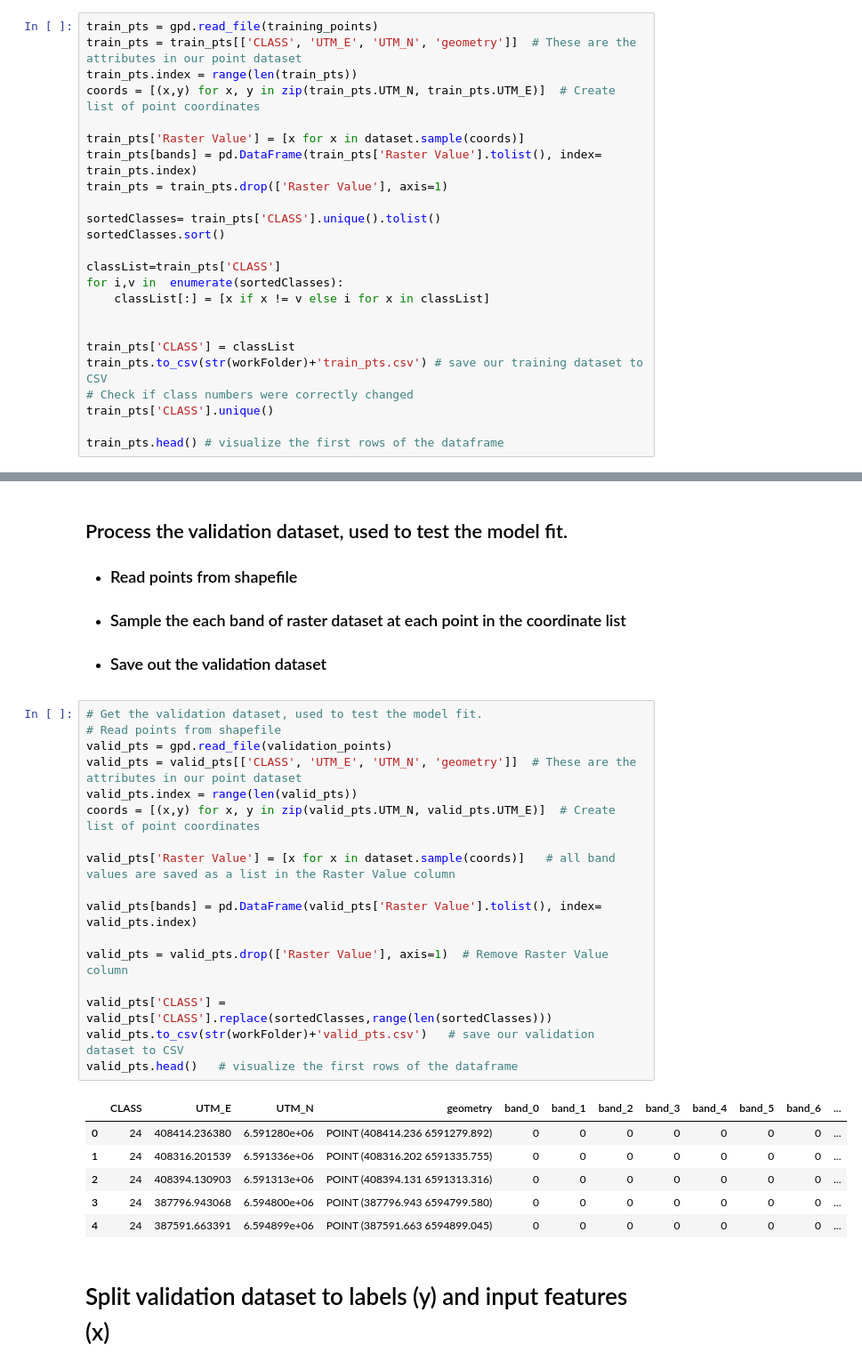
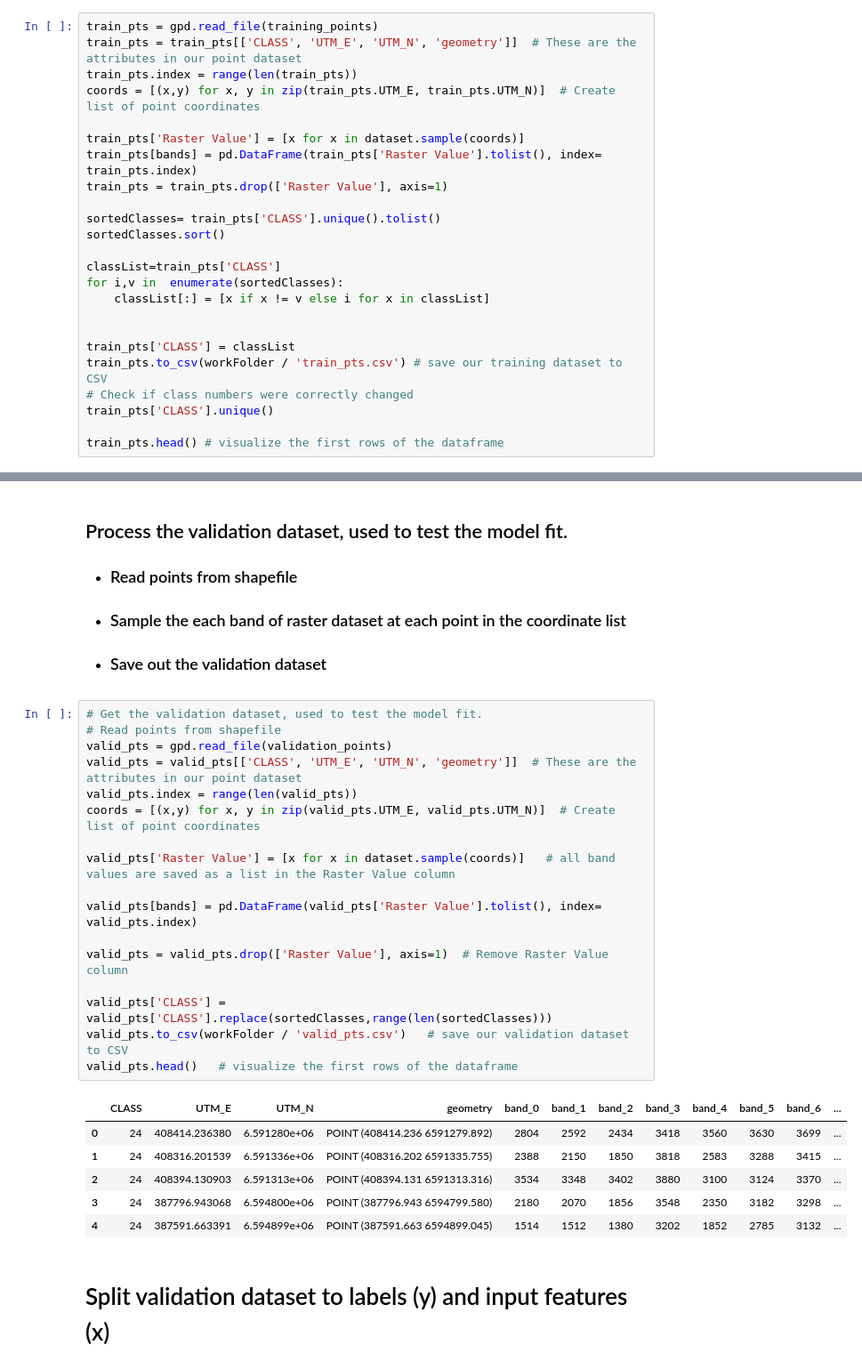
Before and after one commit to Gratheon/satellite-pollination-map, a Jupyter notebook: vegetation_classificator.ipynb, the cells around one changed output, grey strips where cells are left out. Shown at 89% size. Cells and saved outputs as stored; diff of their text form.

```diff
--- a/Gratheon.ipynb
+++ b/vegetation_classificator.ipynb
@@ -72,7 +72,7 @@ bands=getBands(dataset.read().shape[0])
 train_pts = gpd.read_file(training_points)
 train_pts = train_pts[['CLASS', 'UTM_E', 'UTM_N', 'geometry']]  # These are the attributes in our point dataset
 train_pts.index = range(len(train_pts))
-coords = [(x,y) for x, y in zip(train_pts.UTM_N, train_pts.UTM_E)]  # Create list of point coordinates
+coords = [(x,y) for x, y in zip(train_pts.UTM_E, train_pts.UTM_N)]  # Create list of point coordinates
 
 train_pts['Raster Value'] = [x for x in dataset.sample(coords)]
 train_pts[bands] = pd.DataFrame(train_pts['Raster Value'].tolist(), index= train_pts.index)
@@ -87,7 +87,7 @@ for i,v in  enumerate(sortedClasses):
 
 
 train_pts['CLASS'] = classList
-train_pts.to_csv(str(workFolder)+'train_pts.csv') # save our training dataset to CSV
+train_pts.to_csv(workFolder / 'train_pts.csv') # save our training dataset to CSV
 # Check if class numbers were correctly changed
 train_pts['CLASS'].unique()
 
@@ -121,27 +121,27 @@ The trainng data sizes are: Sentinel-1 and Sentinel-2 stack: :  (7500, 10)
 # %%
 # Get the validation dataset, used to test the model fit.
 # Read points from shapefile
 valid_pts = gpd.read_file(validation_points)
 valid_pts = valid_pts[['CLASS', 'UTM_E', 'UTM_N', 'geometry']]  # These are the attributes in our point dataset
 valid_pts.index = range(len(valid_pts))
-coords = [(x,y) for x, y in zip(valid_pts.UTM_N, valid_pts.UTM_E)]  # Create list of point coordinates
+coords = [(x,y) for x, y in zip(valid_pts.UTM_E, valid_pts.UTM_N)]  # Create list of point coordinates
 
 valid_pts['Raster Value'] = [x for x in dataset.sample(coords)]   # all band values are saved as a list in the Raster Value column
 
 valid_pts[bands] = pd.DataFrame(valid_pts['Raster Value'].tolist(), index= valid_pts.index)
 
 valid_pts = valid_pts.drop(['Raster Value'], axis=1)  # Remove Raster Value column
 
 valid_pts['CLASS'] = valid_pts['CLASS'].replace(sortedClasses,range(len(sortedClasses)))
-valid_pts.to_csv(str(workFolder)+'valid_pts.csv')   # save our validation dataset to CSV
+valid_pts.to_csv(workFolder / 'valid_pts.csv')   # save our validation dataset to CSV
 valid_pts.head()   # visualize the first rows of the dataframe
 # %% [output]
 |  | CLASS | UTM_E | UTM_N | geometry | band_0 | band_1 | band_2 | band_3 | band_4 | band_5 | band_6 | ... |
-| 0 | 24 | 408414.236380 | 6.591280e+06 | POINT (408414.236 6591279.892) | 0 | 0 | 0 | 0 | 0 | 0 | 0 | ... |
-| 1 | 24 | 408316.201539 | 6.591336e+06 | POINT (408316.202 6591335.755) | 0 | 0 | 0 | 0 | 0 | 0 | 0 | ... |
-| 2 | 24 | 408394.130903 | 6.591313e+06 | POINT (408394.131 6591313.316) | 0 | 0 | 0 | 0 | 0 | 0 | 0 | ... |
-| 3 | 24 | 387796.943068 | 6.594800e+06 | POINT (387796.943 6594799.580) | 0 | 0 | 0 | 0 | 0 | 0 | 0 | ... |
-| 4 | 24 | 387591.663391 | 6.594899e+06 | POINT (387591.663 6594899.045) | 0 | 0 | 0 | 0 | 0 | 0 | 0 | ... |
+| 0 | 24 | 408414.236380 | 6.591280e+06 | POINT (408414.236 6591279.892) | 2804 | 2592 | 2434 | 3418 | 3560 | 3630 | 3699 | ... |
+| 1 | 24 | 408316.201539 | 6.591336e+06 | POINT (408316.202 6591335.755) | 2388 | 2150 | 1850 | 3818 | 2583 | 3288 | 3415 | ... |
+| 2 | 24 | 408394.130903 | 6.591313e+06 | POINT (408394.131 6591313.316) | 3534 | 3348 | 3402 | 3880 | 3100 | 3124 | 3370 | ... |
+| 3 | 24 | 387796.943068 | 6.594800e+06 | POINT (387796.943 6594799.580) | 2180 | 2070 | 1856 | 3548 | 2350 | 3182 | 3298 | ... |
+| 4 | 24 | 387591.663391 | 6.594899e+06 | POINT (387591.663 6594899.045) | 1514 | 1512 | 1380 | 3202 | 1852 | 2785 | 3132 | ... |
 # %% [markdown]
 # Split validation dataset to labels (y) and input features (x)
 # %%
```
Also changed, not shown: parts of 7 cells of this notebook.
